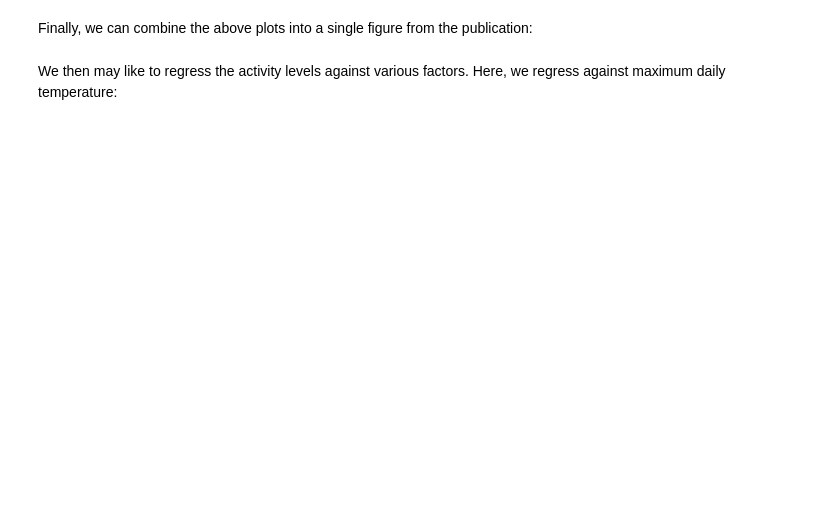
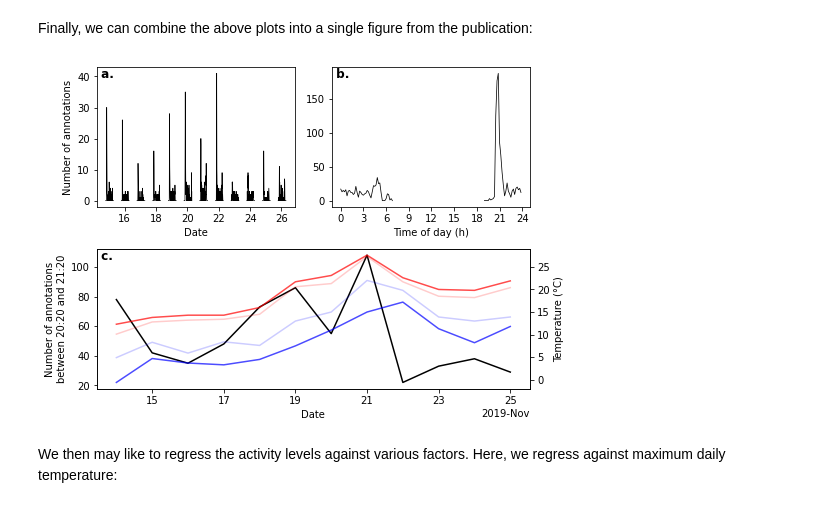
Before and after one commit to J-Wall/camfi, a Jupyter notebook: examples/activity_analysis.ipynb, the cells around one changed output. Drawn from its saved outputs; the diff is of its cells as text; code cells hidden in the pictures; blank space fills up the shorter version.

```diff
--- a/examples/activity_analysis.ipynb
+++ b/examples/activity_analysis.ipynb
@@ -332,7 +332,7 @@ ax2.xaxis.set_major_locator(MaxNLocator(integer=True))
 ax3 = fig.add_subplot(
     212,
     xlabel="Date",
-    ylabel="Mean number of\nannotations per image",
+    ylabel="Number of annotations\nbetween 20:20 and 21:20",
 )
 ax3.set_title(" c.", fontdict={"fontweight": "bold"}, loc="left", y=title_y)
 ax3.plot(
@@ -350,30 +350,32 @@ ax4.plot(
     c="r",
     alpha=0.7,
     label="Maximum temperature (C)",
 )
 ax4.plot(
     maelstrom_weather["date"],
     maelstrom_weather["3pm Temperature (C)"],
     c="r",
     alpha=0.2,
     label="3pm Temperature (C)",
 )
 ax4.plot(
     maelstrom_weather["date"],
     maelstrom_weather["Minimum temperature (C)"],
     c="b",
     alpha=0.7,
     label="Minimum temperature (C)",
 )
 ax4.plot(
     maelstrom_weather["date"],
     maelstrom_weather["9am Temperature (C)"],
     c="b",
     alpha=0.2,
     label="9am Temperature (C)",
 )
 
 locator = mdates.AutoDateLocator(minticks=3, maxticks=7)
 formatter = mdates.ConciseDateFormatter(locator)
 ax3.xaxis.set_major_locator(locator)
 ax3.xaxis.set_major_formatter(formatter)
+# %% [output]
+[figure, added]
```
Also changed, not shown: parts of 4 cells of this notebook, 1 other file.
